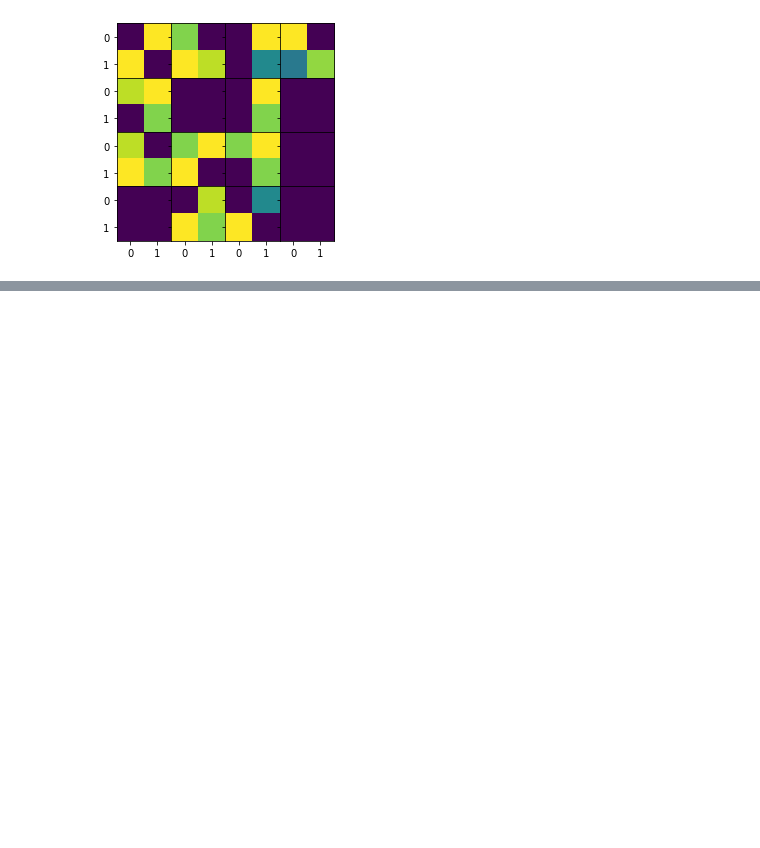
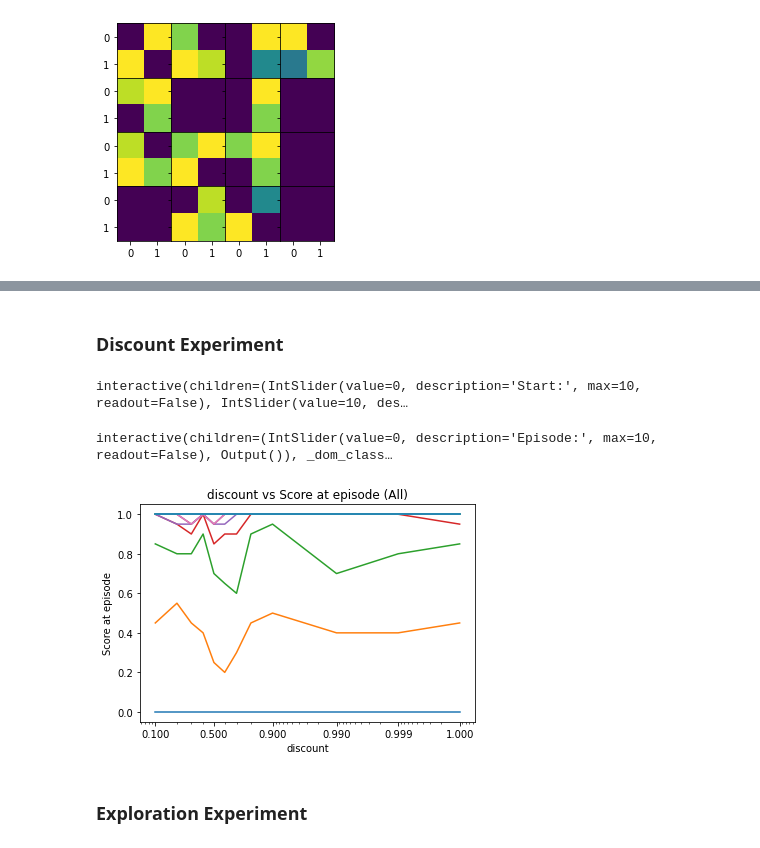
Before and after one commit to Samworth27/DRL-Workshop, a Jupyter notebook: week2/t1.ipynb, the cells around one changed output, grey strips where cells are left out. Cells and saved outputs as stored; diff of their text form; code cells hidden in the pictures; blank space fills up the shorter version.

```diff
--- a/week2/t1.ipynb
+++ b/week2/t1.ipynb
@@ -446,0 +393,34 @@ plt.show()
+# %% [markdown]
+### Discount Experiment
+# %%
+# Run Experiment
+
+env = gym.make("FrozenLake-v1", map_name="4x4",
+            is_slippery=False, new_step_api=True)
+
+experiment_intervals = 10
+training_event_per_interval = 20
+
+number_episodes = 1000
+train_test_interval_size = 100
+test_iterations = 10
+
+# hyper parameters
+
+parameter = "discount"
+max_experiment_value = math.log(0.99)
+min_experiment_value = math.log(0.9)
+# discount_experiment_space = np.linspace(
+#         min_experiment_value, max_experiment_value, num = experiment_intervals)
+discount_experiment_space = [0.1,0.2,0.3,0.4,0.5,0.6,0.7,0.8,0.9,0.99,0.999,0.9999]
+
+discount_results = runExperiment(env, parameter, discount_experiment_space, training_event_per_interval, number_episodes, train_test_interval_size, test_iterations)
+# %%
+# plot results
+plotResults("discount", discount_experiment_space,discount_results, number_episodes, train_test_interval_size, x_axis_scale = 'logit' )
+# %% [output]
+interactive(children=(IntSlider(value=0, description='Start:', max=10, readout=False), IntSlider(value=10, des…
+interactive(children=(IntSlider(value=0, description='Episode:', max=10, readout=False), Output()), _dom_class…
+[figure, added]
+# %% [markdown]
+### Exploration Experiment
```
Also changed, not shown: parts of 32 cells of this notebook, 1 other file.
